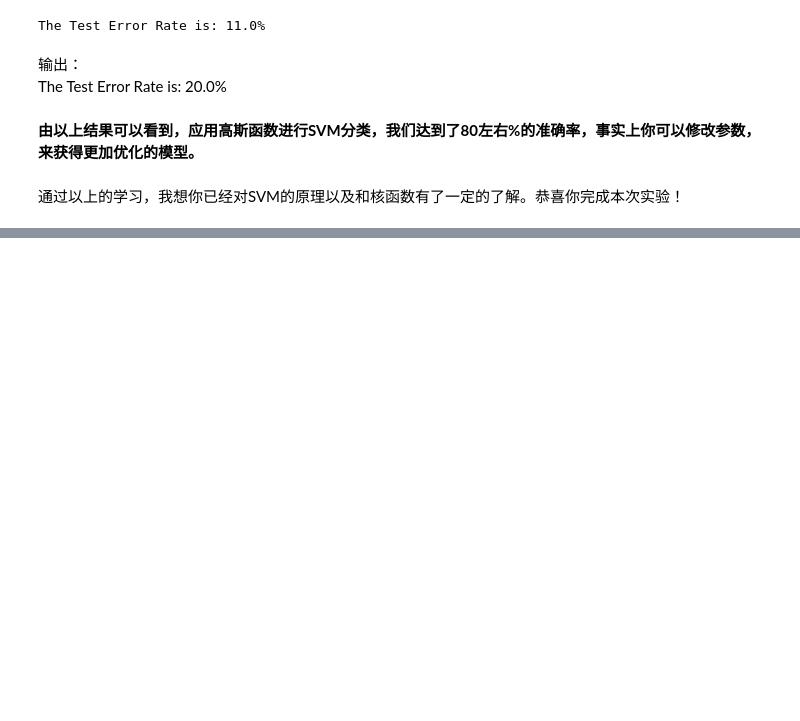
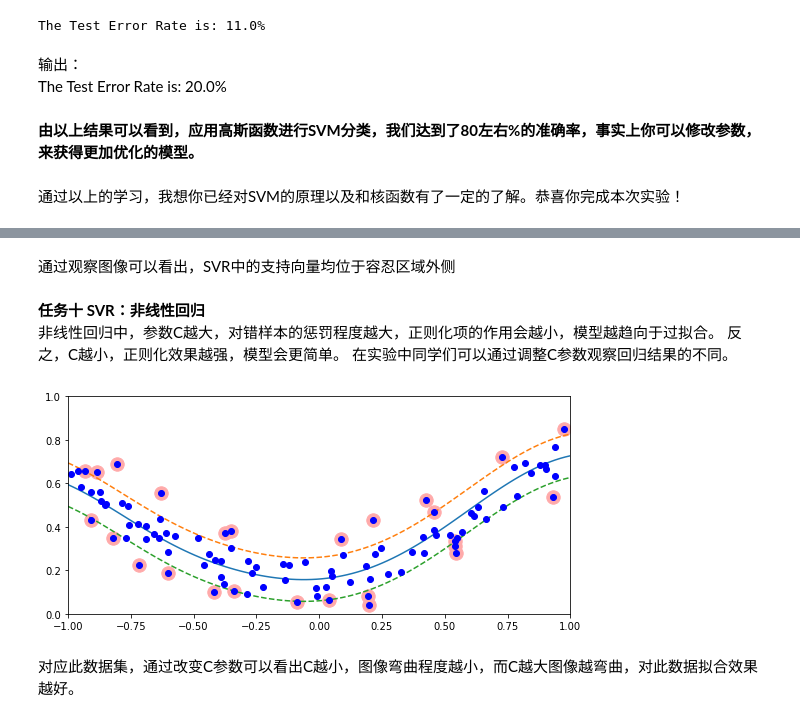
Before and after one commit to akikohaku/ML_HW, a Jupyter notebook: SVM.ipynb, the cells around one changed output, grey strips where cells are left out. Cells and saved outputs as stored; diff of their text form; code cells hidden in the pictures; blank space fills up the shorter version.

```diff
--- a/SVM.ipynb
+++ b/SVM.ipynb
@@ -889,0 +954,40 @@ The Test Error Rate is: 11.0%
+# %% [markdown]
+通过观察图像可以看出，SVR中的支持向量均位于容忍区域外侧
+# %% [markdown]
+**任务十 SVR：非线性回归**<br>
+非线性回归中，参数C越大，对错样本的惩罚程度越大，正则化项的作用会越小，模型越趋向于过拟合。
+反之，C越小，正则化效果越强，模型会更简单。
+在实验中同学们可以通过调整C参数观察回归结果的不同。
+# %%
+#初始化随机样本
+np.random.seed(42)
+m = 100
+X = 2 * np.random.rand(m, 1) - 1
+y = (0.2 + 0.1 * X + 0.5 * X**2 + np.random.randn(m, 1)/10).ravel()
+
+#实现SVR
+from sklearn.svm import SVR
+
+### START THE CODE ###
+svr_poly=SVR(
+    kernel='rbf',
+    degree=3,
+    coef0=0.0,
+    tol=0.001,
+    C=1.0,
+    epsilon=0.1,
+    shrinking=True,
+    cache_size=200,
+    verbose=False,
+    max_iter=-1)
+
+
+### END THE CODE  ###
+
+plt.figure(figsize=(9, 4))
+svr_poly=svr_poly.fit(X,y)
+plot_svr(svr_poly, X, y, [-1, 1, 0, 1])
+# %% [output]
+[figure, added]
+# %% [markdown]
+对应此数据集，通过改变C参数可以看出C越小，图像弯曲程度越小，而C越大图像越弯曲，对此数据拟合效果越好。
```
Also changed, not shown: parts of 6 cells of this notebook.
